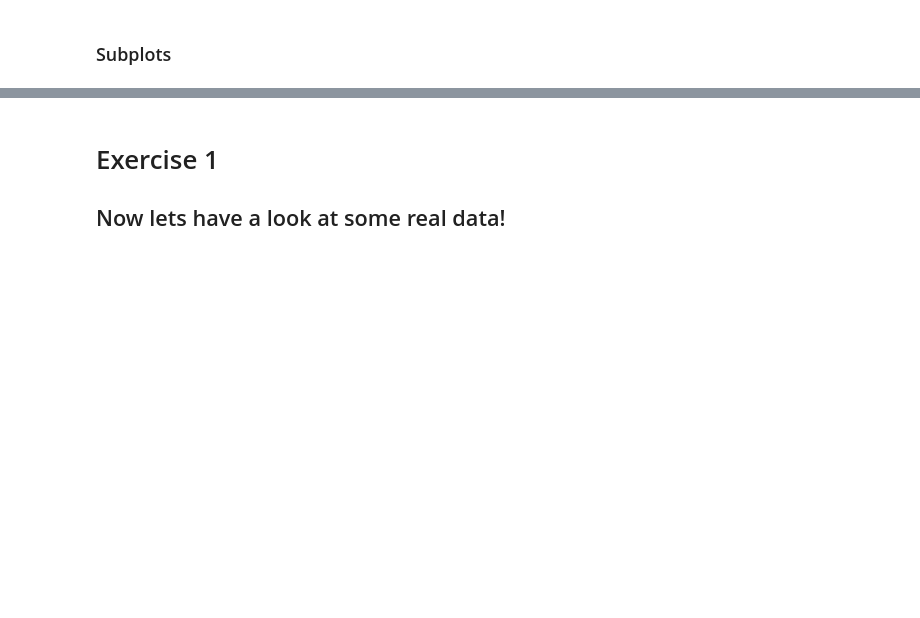
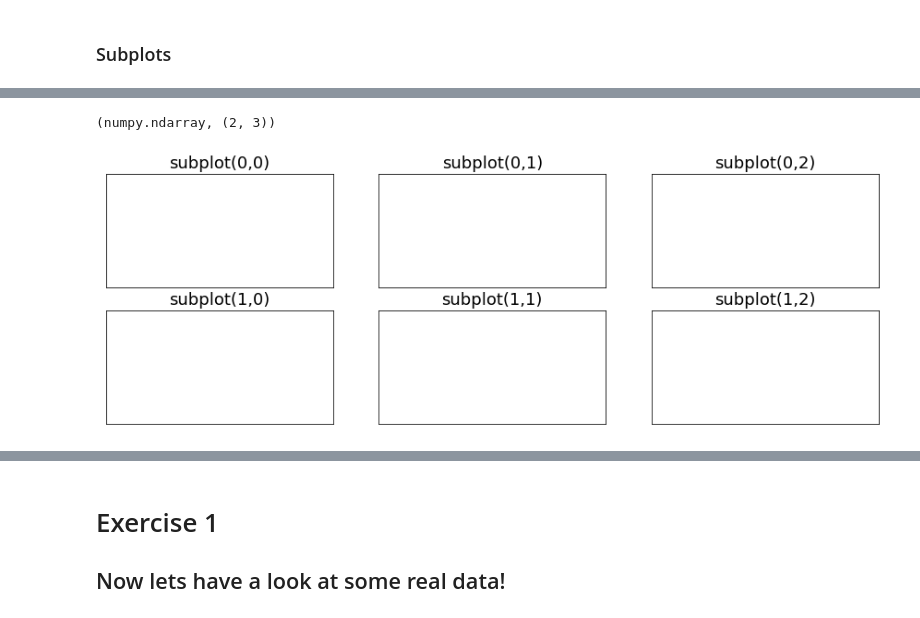
Before and after one commit to ueapy/pythoncourse2018-materials, a Jupyter notebook: notebooks/15-Matplotlib.ipynb, the cells around one changed output, grey strips where cells are left out. Saved outputs shown, nothing was run; the diff lists cells and outputs as text; code cells hidden in the pictures; blank space fills up the shorter version.

```diff
--- a/notebooks/15-Matplotlib.ipynb
+++ b/notebooks/15-Matplotlib.ipynb
@@ -168,0 +207,18 @@ axes.annotate(r'$2\cos(\frac{\pi}{4})=\sqrt{2}$', xy=(point, 2*np.cos(point)), x
+# %%
+type(axs), axs.shape
+# %% [output]
+(numpy.ndarray, (2, 3))
+# %%
+fig, axes = plt.subplots(nrows=2, ncols=3, figsize=(15,5))
+axes[0,0].set_title('subplot(0,0)', fontsize=18);
+axes[0,1].set_title('subplot(0,1)', fontsize=18);
+axes[0,2].set_title('subplot(0,2)', fontsize=18);
+axes[1,0].set_title('subplot(1,0)', fontsize=18);
+axes[1,1].set_title('subplot(1,1)', fontsize=18);
+axes[1,2].set_title('subplot(1,2)', fontsize=18);
+
+for ax in axes.flat:
+    ax.set_xticks([]);
+    ax.set_yticks([]);
+# %% [output]
+[figure, added]
```
Also changed, not shown: parts of 40 cells of this notebook.
